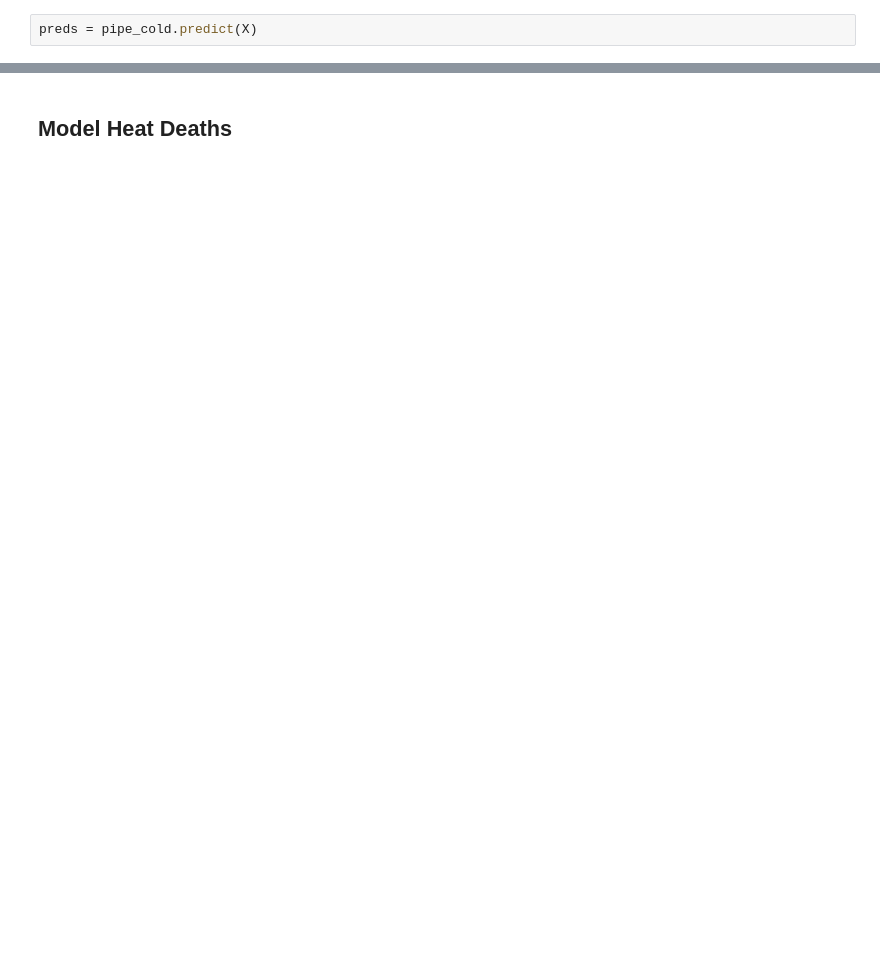
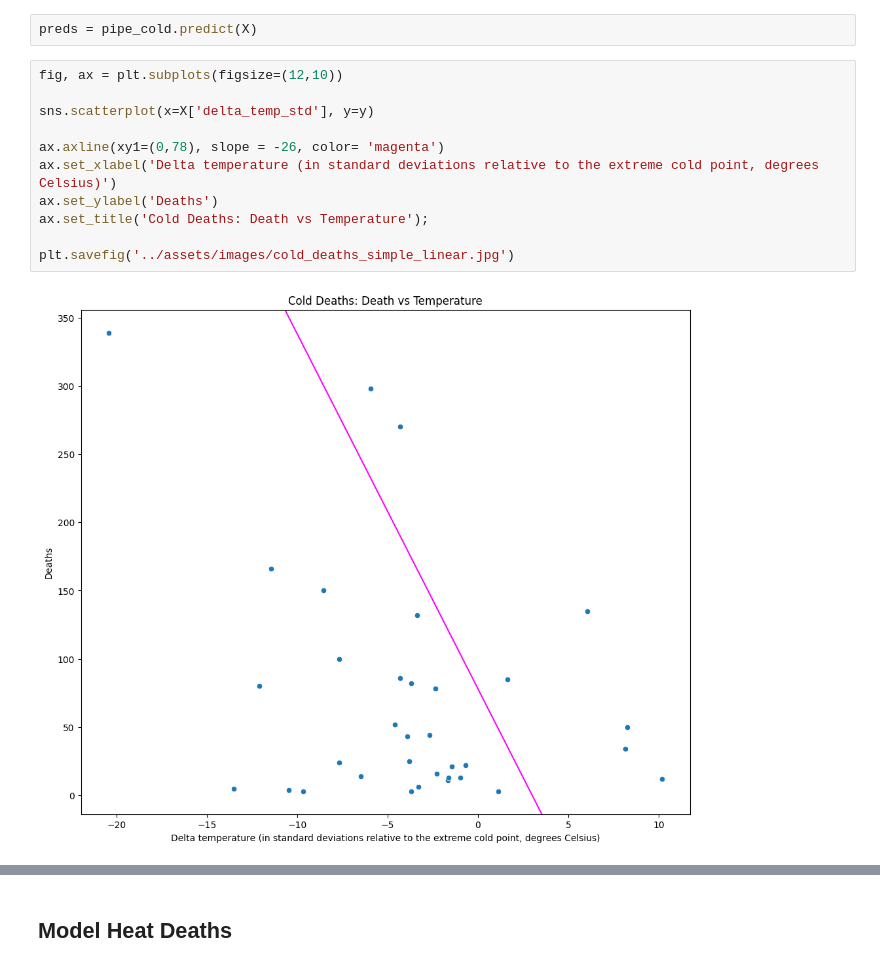
Before and after one commit to erindepree/project4, a Jupyter notebook: code/erin_model.ipynb, the cells around one changed output, grey strips where cells are left out. Drawn from its saved outputs; the diff is of its cells as text; blank space fills up the shorter version.

```diff
--- a/code/erin_model.ipynb
+++ b/code/erin_model.ipynb
@@ -428,2 +448,15 @@ pipe_cold.score(X,y)
 # %%
 preds = pipe_cold.predict(X)
+# %%
+fig, ax = plt.subplots(figsize=(12,10))
+
+sns.scatterplot(x=X['delta_temp_std'], y=y)
+
+ax.axline(xy1=(0,78), slope = -26, color= 'magenta')
+ax.set_xlabel('Delta temperature (in standard deviations relative to the extreme cold point, degrees Celsius)')
+ax.set_ylabel('Deaths')
+ax.set_title('Cold Deaths: Death vs Temperature');
+
+plt.savefig('../assets/images/cold_deaths_simple_linear.jpg')
+# %% [output]
+[figure, added]
```
Also changed, not shown: parts of 73 cells of this notebook, 13 other files.
